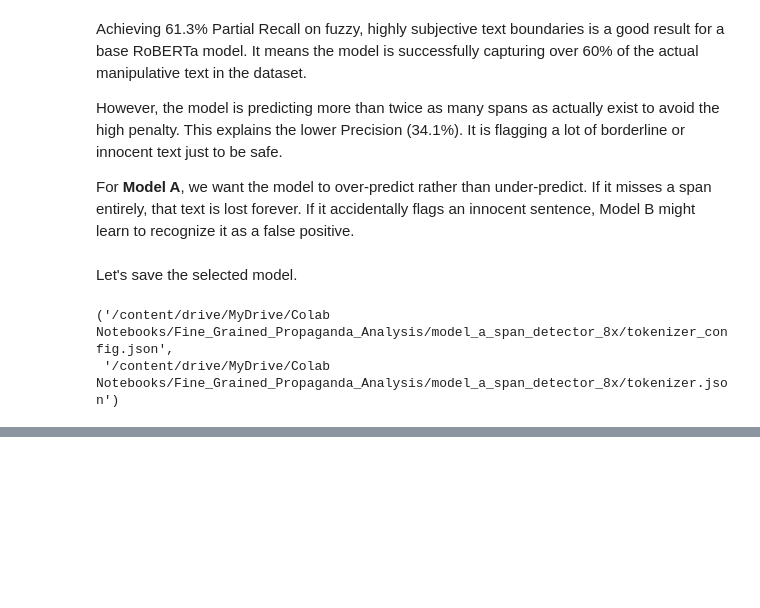
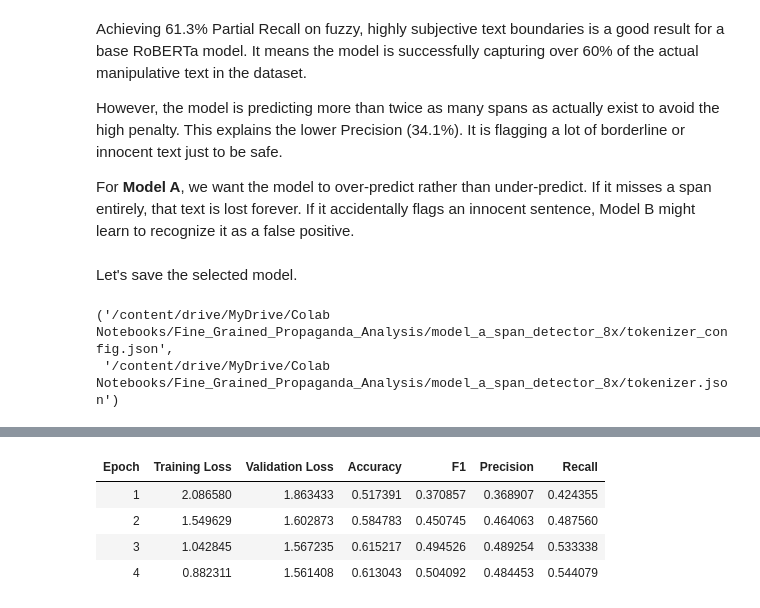
Before and after one commit to KalinaMarkova/deep_learning_course_project, a Jupyter notebook: 04_Model_Training_Experiment_2.ipynb, the cells around one changed output, grey strips where cells are left out. Saved outputs shown, nothing was run; the diff lists cells and outputs as text; code cells hidden in the pictures; blank space fills up the shorter version.

Commit message:
Model B ready and saved on Google Drive

```diff
--- a/04_Model_Training_Experiment_2.ipynb
+++ b/04_Model_Training_Experiment_2.ipynb
@@ -474,0 +491,19 @@ tokenizer.save_pretrained(drive_save_path)
+# %%
+# 1. Find the folder containing your cleaned dataset
+search_path = '/content/drive/MyDrive/Colab Notebooks/Fine_Grained_Propagan*'
+folder_matches = glob.glob(search_path)
+
+if not folder_matches:
+    raise FileNotFoundError(f"Could not find target folder matching: {search_path}")
+
+target_folder = folder_matches[0]
+output_csv_path = os.path.join(target_folder, 'propaganda_train_cleaned.csv')
+
+# 2. Load the dataset into the 'df' variable
+df = pd.read_csv(output_csv_path)
+
+
+print(f"Total snippets loaded: {len(df)}")
+
+# Show the first few rows just to confirm it loaded correctly
+df.head(3)
@@ -474,0 +610,57 @@ tokenizer.save_pretrained(drive_save_path)
+# %%
+model_b_safe = AutoModelForSequenceClassification.from_pretrained(
+    model_b_checkpoint,
+    num_labels=len(unique_techniques),
+    id2label=id2technique,
+    label2id=technique2id,
+    torch_dtype=torch.float32  # <--- FORCE FP32 inside the model
+)
+
+# 2. Updated Training Arguments with strict FP16 disabled and gradient clipping
+training_args_b_safe = TrainingArguments(
+    output_dir="./model_b_technique_classifier",
+    eval_strategy="epoch",
+    save_strategy="epoch",
+    learning_rate=2e-5,
+    per_device_train_batch_size=16,
+    per_device_eval_batch_size=16,
+    num_train_epochs=4,
+    weight_decay=0.01,
+    warmup_steps=100,
+    logging_steps=50,
+    load_best_model_at_end=True,
+    metric_for_best_model="f1",
+    fp16=False,                       # <--- EXPLICITLY disable FP16
+    bf16=False,
+    max_grad_norm=1.0                 # <--- CLIP exploding gradients
+)
+
+# 3. Custom Trainer (Keeping the FP32 safety casts just in case)
+class SequenceWeightedTrainerSafe(Trainer):
+    def compute_loss(self, model, inputs, return_outputs=False, num_items_in_batch=None):
+        labels = inputs.get("labels")
+        outputs = model(**inputs)
+        logits = outputs.get("logits")
+
+        logits_fp32 = logits.to(torch.float32)
+        weights_fp32 = class_weights_tensor_b.to(device=logits.device, dtype=torch.float32)
+
+        loss_fct = nn.CrossEntropyLoss(weight=weights_fp32)
+        loss = loss_fct(logits_fp32.view(-1, self.model.config.num_labels), labels.view(-1))
+
+        return (loss, outputs) if return_outputs else loss
+
+# 4. Initialize Trainer
+trainer_b_safe = SequenceWeightedTrainerSafe(
+    model=model_b_safe,
+    args=training_args_b_safe,
+    train_dataset=tokenized_dataset_b["train"],
+    eval_dataset=tokenized_dataset_b["test"],
+    processing_class=tokenizer_b,
+    data_collator=data_collator_b,
+    compute_metrics=compute_metrics_b
+)
+
+print("Setup complete. Launching stable training...")
+trainer_b_safe.train()
+# %% [output]
@@ -474,0 +687,5 @@ tokenizer.save_pretrained(drive_save_path)
+| Epoch | Training Loss | Validation Loss | Accuracy | F1 | Precision | Recall |
+| 1 | 2.086580 | 1.863433 | 0.517391 | 0.370857 | 0.368907 | 0.424355 |
+| 2 | 1.549629 | 1.602873 | 0.584783 | 0.450745 | 0.464063 | 0.487560 |
+| 3 | 1.042845 | 1.567235 | 0.615217 | 0.494526 | 0.489254 | 0.533338 |
+| 4 | 0.882311 | 1.561408 | 0.613043 | 0.504092 | 0.484453 | 0.544079 |
```
Also changed, not shown: parts of 11 cells of this notebook.
